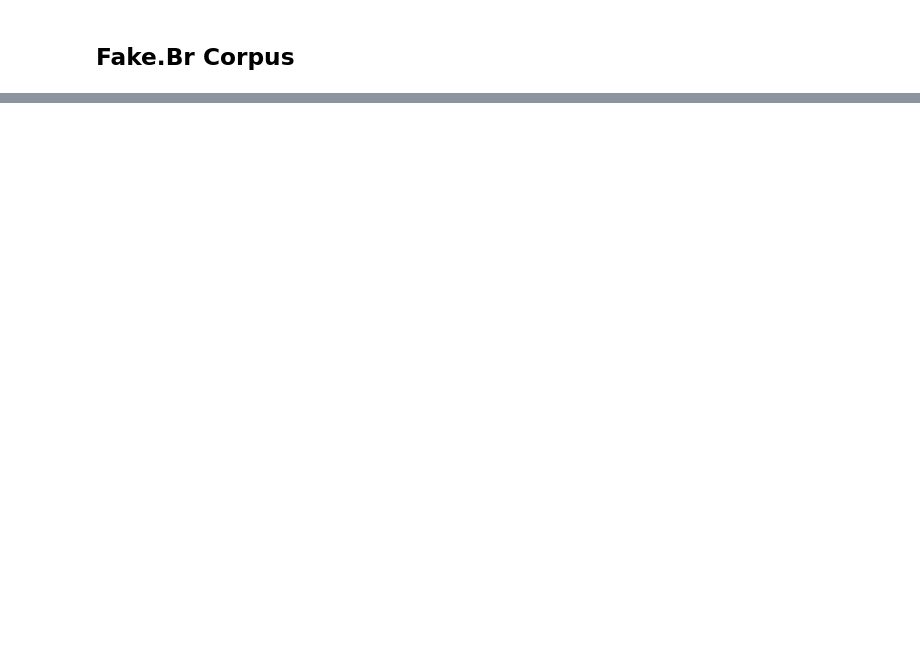
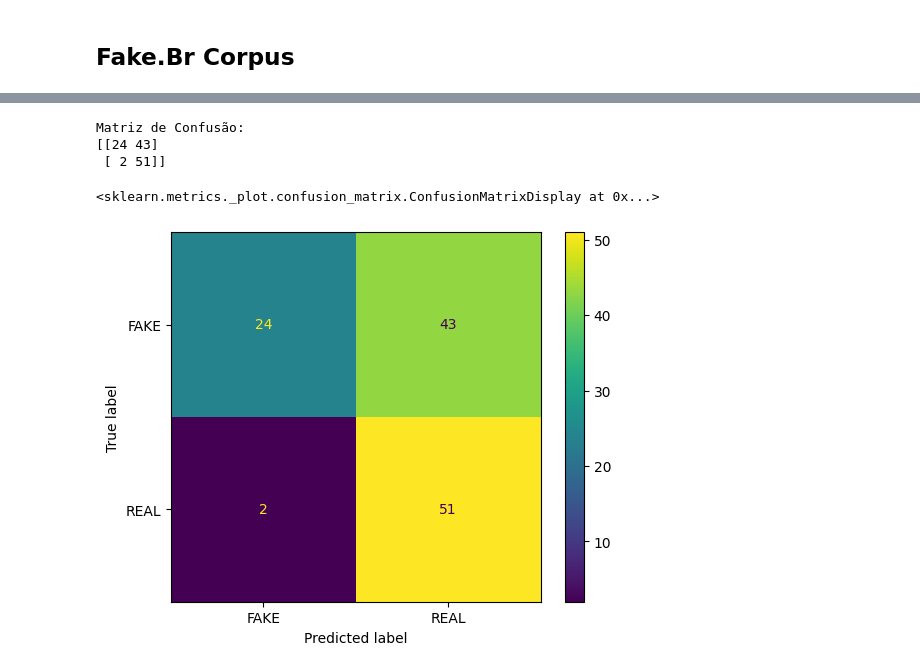
Before and after one commit to Rafaellfig/detecting_fake_news_with_LLMs, a Jupyter notebook: notebooks/analise_resultados/analise_zero_shot.ipynb, the cells around one changed output, grey strips where cells are left out. Saved outputs shown, nothing was run; the diff lists cells and outputs as text; code cells hidden in the pictures; blank space fills up the shorter version.

```diff
--- a/notebooks/analise_resultados/analise_zero_shot.ipynb
+++ b/notebooks/analise_resultados/analise_zero_shot.ipynb
@@ -93,0 +163,17 @@ Matriz de Confusão:
+# %%
+# Criando a matriz de confusão
+matrix = confusion_matrix(df_ds.label, df_ds.predicted)
+
+# Exibindo a matriz de confusão
+print("Matriz de Confusão:")
+print(matrix)
+
+# Visualizando a matriz de confusão
+disp = ConfusionMatrixDisplay(confusion_matrix=matrix, display_labels=['FAKE', 'REAL'])
+disp.plot()
+# %% [output]
+Matriz de Confusão:
+[[24 43]
+ [ 2 51]]
+<sklearn.metrics._plot.confusion_matrix.ConfusionMatrixDisplay at 0x...>
+[figure, added]
```
Also changed, not shown: parts of 25 cells of this notebook, 1 other file.
